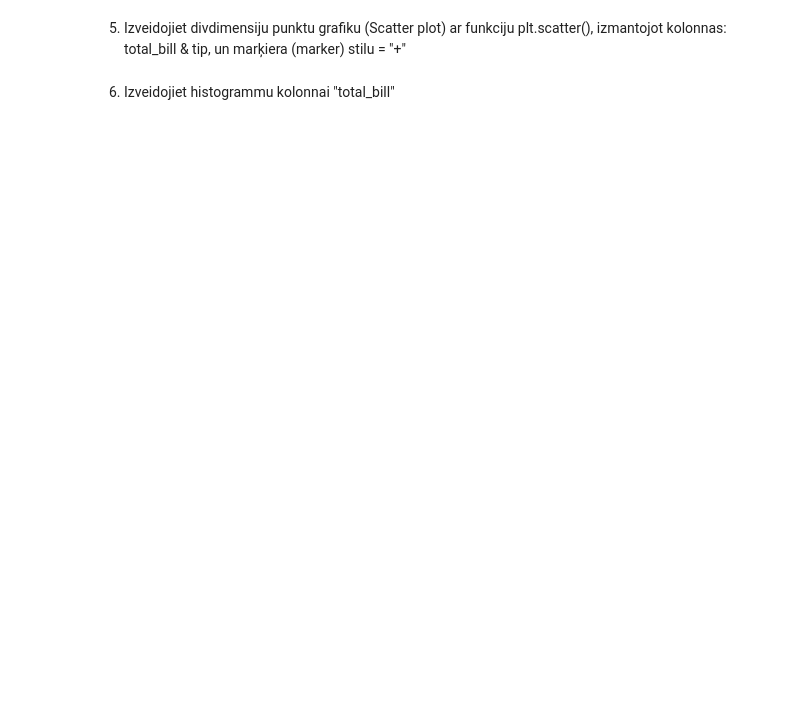
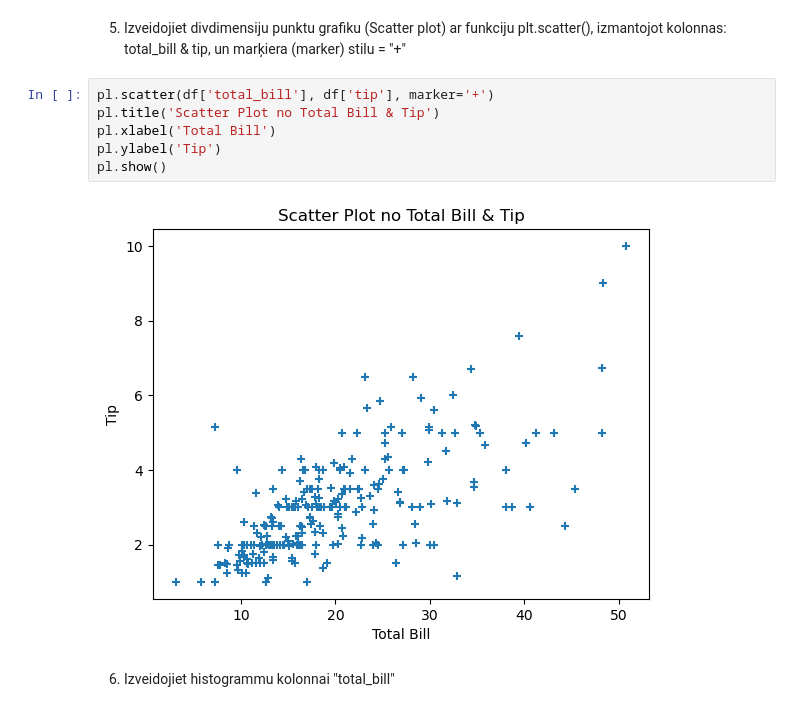
Before and after one commit to grauziitisos/t, a Jupyter notebook: 04 Matplotlib. Uzdevums.ipynb, the cells around one changed output. Cells and saved outputs as stored; diff of their text form; blank space fills up the shorter version.

```diff
--- a/04 Matplotlib. Uzdevums.ipynb
+++ b/04 Matplotlib. Uzdevums.ipynb
@@ -16,4 +40,12 @@ df = p
 # %% [markdown]
 5. Izveidojiet divdimensiju punktu grafiku (Scatter plot) ar funkciju plt.scatter(), izmantojot kolonnas: total_bill & tip, un marķiera (marker) stilu = "+"
+# %%
+pl.scatter(df['total_bill'], df['tip'], marker='+')
+pl.title('Scatter Plot no Total Bill & Tip')
+pl.xlabel('Total Bill')
+pl.ylabel('Tip')
+pl.show()
+# %% [output]
+[figure, added]
 # %% [markdown]
 6. Izveidojiet histogrammu kolonnai "total_bill"
```
Also changed, not shown: parts of 6 cells of this notebook.
